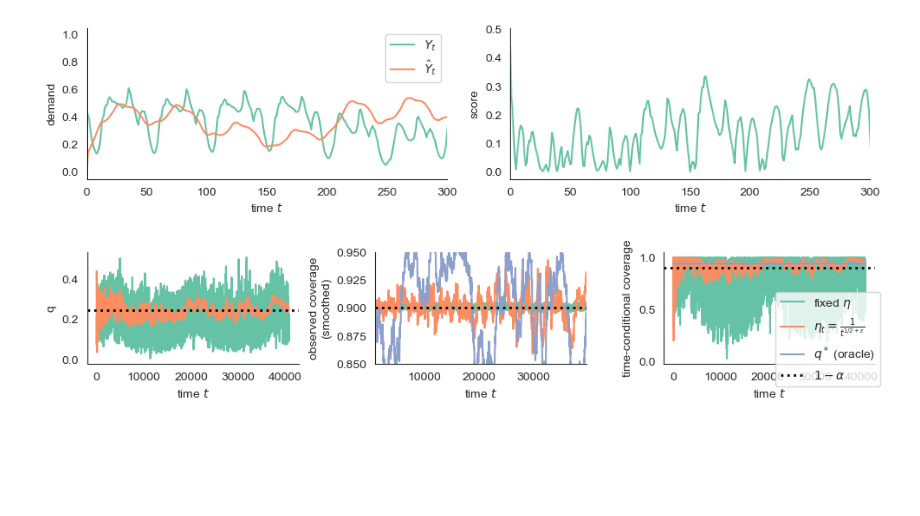
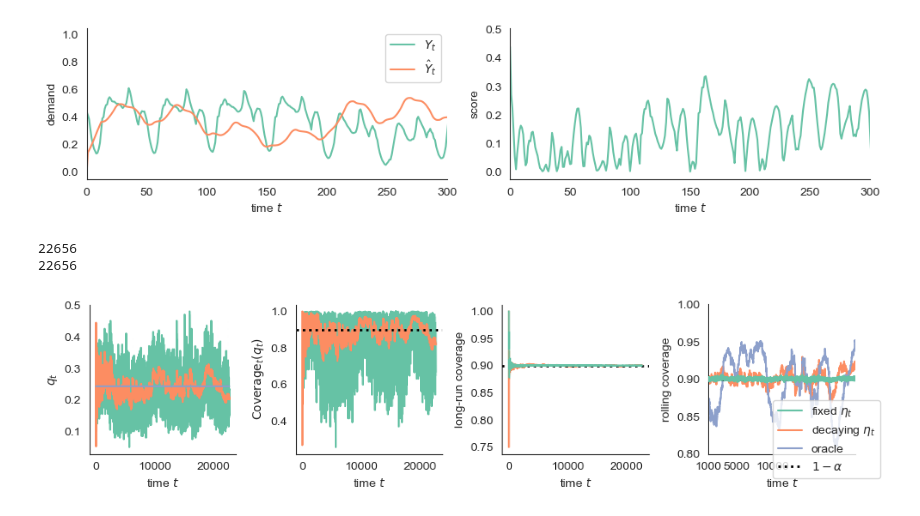
Before and after one commit to aangelopoulos/online-conformal-decaying, a Jupyter notebook: elec2.ipynb, the cells around one changed output. Drawn from its saved outputs; the diff is of its cells as text; code cells hidden in the pictures; blank space fills up the shorter version.

```diff
--- a/elec2.ipynb
+++ b/elec2.ipynb
@@ -50,15 +51,21 @@ plt.savefig('./results/elec2-raw.pdf')
 # %%
 # Problem setup
 alpha = 0.1 # 1-alpha is the desired coverage
-T = int(scores.shape[0]*0.9) # How long to run for
-N_val = scores.shape[0] - T
-scores_val = scores[-N_val:]
-scores = scores[:-N_val]
+scores_val = scores[::2]
+scores = scores[1::2]
+T = len(scores) # How long to run for
+N_val = len(scores_val)
 etas_fixed = np.ones(T)*0.05
 epsilon = 0.1
 etas_decaying = np.array([1/(t**(1/2+epsilon)) for t in range(1, T+1)])
 q_1 = scores[0]
-q_star = np.quantile(scores, 1-alpha)
+q_star = np.quantile(np.concatenate([scores, scores_val]), 1-alpha)
+
+print(T)
+print(N_val)
+# %% [output]
+22656
+22656
 # %%
 # Get the quantiles
 q_fixed = get_online_quantile(scores, q_1, etas_fixed, alpha)
@@ -81,30 +103,43 @@ time_coverage_decaying = (scores_val[:,None] <= q_decaying[None,:]).mean(axis=0)
 time_coverage_qstar = (scores_val[:,None] <= q_star*np.ones_like(q_decaying)[None,:]).mean(axis=0)
 # %%
 # Plot quantile and coverage
-fig, axs = plt.subplots(nrows=1, ncols=3, figsize=(10,2))
+sns.set_style("white")
+sns.set_palette('Set2')
+fig, axs = plt.subplots(nrows=1, ncols=4, figsize=(10,2.5))
 axs[0].plot(range(T), q_fixed, label=r'fixed $\eta$')
 axs[0].plot(range(T), q_decaying, label=r'$\eta_t = \frac{1}{t^{1/2+\epsilon}}$')
-axs[0].axhline(y=q_star, linestyle='dotted', color="k", linewidth=2, label=r'$q^*$')
-axs[0].set_ylabel('q')
+axs[0].plot(range(T), q_star*np.ones_like(q_fixed), label=r'$\eta_t = \frac{1}{t^{1/2+\epsilon}}$')
+#axs[0].axhline(y=q_star, linestyle='dotted', color="k", linewidth=2, label=r'$q^*$')
+axs[0].set_ylabel(r'$q_t$')
 axs[0].set_xlabel(r'time $t$')
-axs[1].plot(range(T), observed_coverage_fixed, label=r'fixed $\eta$')
-axs[1].plot(range(T), observed_coverage_decaying, label=r'$\eta_t = \frac{1}{t^{1/2+\epsilon}}$')
-axs[1].plot(range(T), observed_coverage_oracle, label=r'$q^*$ (oracle)')
+axs[1].plot(range(T), time_coverage_fixed, label=r'fixed $\eta$')
+axs[1].plot(range(T), time_coverage_decaying, label=r'$\eta_t = \frac{1}{t^{1/2+\epsilon}}$')
+#axs[1].plot(range(T), time_coverage_qstar, label=r'$\eta_t = \frac{1}{t^{1/2+\epsilon}}$')
 axs[1].axhline(y=1-alpha, linestyle='dotted', color="k", linewidth=2, label=r'$1-\alpha$')
 axs[1].set_xlabel(r'time $t$')
-axs[1].set_ylabel(f"observed coverage\n(smoothed)")
-axs[1].set_xlim([W, T-W])
-axs[1].set_ylim([0.85, 0.95])
-axs[2].plot(range(T), time_coverage_fixed, label=r'fixed $\eta$')
-axs[2].plot(range(T), time_coverage_decaying, label=r'$\eta_t = \frac{1}{t^{1/2+\epsilon}}$')
-axs[2].plot(range(T), time_coverage_qstar, label=r'$q^*$ (oracle)')
+axs[1].set_ylabel(r'$\mathsf{Coverage}_t(q_t)$')
+axs[2].plot(range(T), LRC_fixed, label=r'fixed $\eta$', zorder=5)
+axs[2].plot(range(T), LRC_decaying, label=r'$\eta_t = \frac{1}{t^{1/2+\epsilon}}$')
+#axs[2].plot(range(T), LRC_qstar, label=r'$q^*$')
 axs[2].axhline(y=1-alpha, linestyle='dotted', color="k", linewidth=2, label=r'$1-\alpha$')
 axs[2].set_xlabel(r'time $t$')
-axs[2].set_ylabel(f"time-conditional coverage")
-axs[2].legend(bbox_to_anchor=(0.5,0.7))
+axs[2].set_ylabel(f"long-run coverage")
+axs[3].plot(range(T), rolling_coverage_fixed, label=r'fixed $\eta_t$', zorder=5)
+axs[3].plot(range(T), rolling_coverage_decaying, label=r'decaying $\eta_t$')
+axs[3].plot(range(T), rolling_coverage_oracle, label=r'oracle')
+axs[3].axhline(y=1-alpha, linestyle='dotted', color="k", linewidth=2, label=r'$1-\alpha$')
+axs[3].set_xlabel(r'time $t$')
+axs[3].set_ylabel("rolling coverage")
+axs[3].set_xlim([W, T-W])
+axs[3].set_ylim([0.8, 1])
+axs[3].set_xlim([W,None])
+axs[3].set_xticks([W, 5000, 10000])
+axs[3].legend(loc='upper left', bbox_to_anchor=(0.4,0.4))
+axs[3].yaxis.set_major_formatter(ticker.FormatStrFormatter('%.2f'))
+
 sns.despine(top=True, right=True)
 plt.tight_layout()
 os.makedirs('./results/', exist_ok=True)
 plt.savefig('./results/elec2.pdf')
 # %% [output]
-[figure, old version]
+[figure, new version]
```
Also changed, not shown: parts of 2 cells of this notebook, 4 other files.
